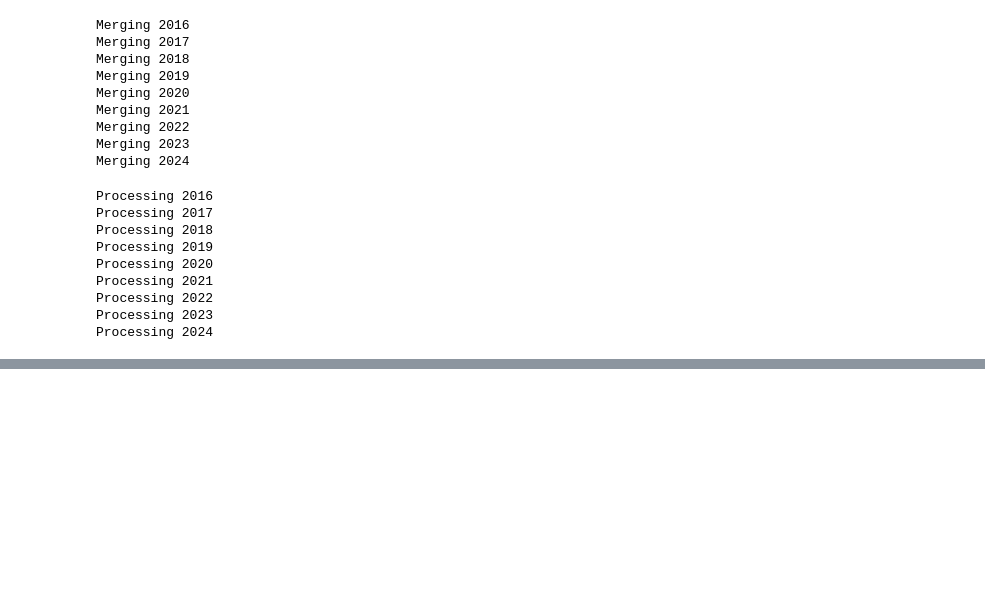
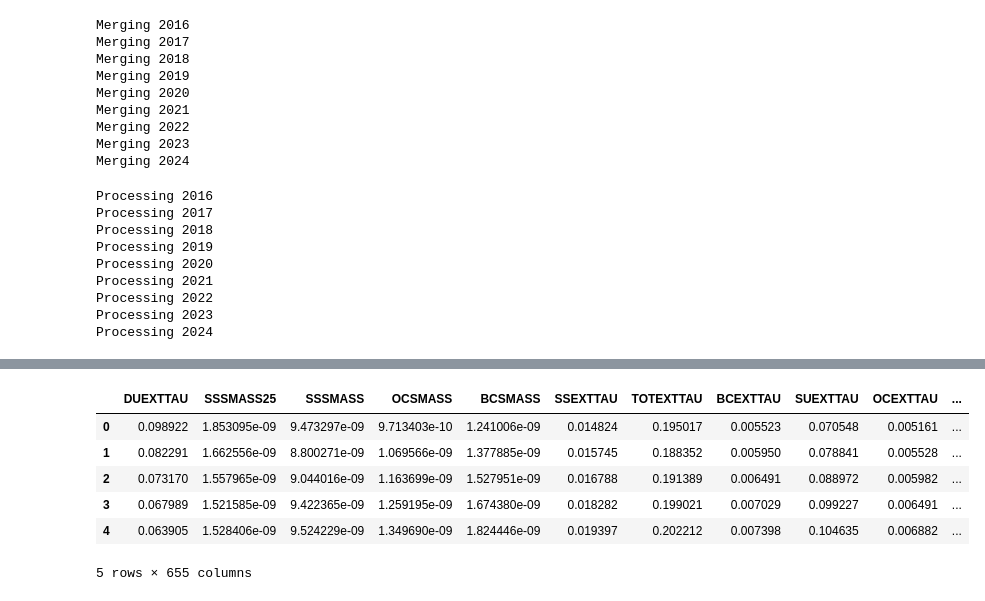
Before and after one commit to BullDF/satellite_image_downscaling, a Jupyter notebook: code/time_series/data_preprocessing.ipynb, the cells around one changed output, grey strips where cells are left out. Cells and saved outputs as stored; diff of their text form; code cells hidden in the pictures; blank space fills up the shorter version.

```diff
--- a/code/time_series/data_preprocessing.ipynb
+++ b/code/time_series/data_preprocessing.ipynb
@@ -109,0 +129,11 @@ df.to_csv(time_series_dir + 'merra2.csv', index=False)
+# %%
+merra2 = pd.read_csv(time_series_dir + 'merra2.csv')
+merra2.head()
+# %% [output]
+|  | DUEXTTAU | SSSMASS25 | SSSMASS | OCSMASS | BCSMASS | SSEXTTAU | TOTEXTTAU | BCEXTTAU | SUEXTTAU | OCEXTTAU | ... |
+| 0 | 0.098922 | 1.853095e-09 | 9.473297e-09 | 9.713403e-10 | 1.241006e-09 | 0.014824 | 0.195017 | 0.005523 | 0.070548 | 0.005161 | ... |
+| 1 | 0.082291 | 1.662556e-09 | 8.800271e-09 | 1.069566e-09 | 1.377885e-09 | 0.015745 | 0.188352 | 0.005950 | 0.078841 | 0.005528 | ... |
+| 2 | 0.073170 | 1.557965e-09 | 9.044016e-09 | 1.163699e-09 | 1.527951e-09 | 0.016788 | 0.191389 | 0.006491 | 0.088972 | 0.005982 | ... |
+| 3 | 0.067989 | 1.521585e-09 | 9.422365e-09 | 1.259195e-09 | 1.674380e-09 | 0.018282 | 0.199021 | 0.007029 | 0.099227 | 0.006491 | ... |
+| 4 | 0.063905 | 1.528406e-09 | 9.524229e-09 | 1.349690e-09 | 1.824446e-09 | 0.019397 | 0.202212 | 0.007398 | 0.104635 | 0.006882 | ... |
+5 rows × 655 columns
```
Also changed, not shown: parts of 8 cells of this notebook.
